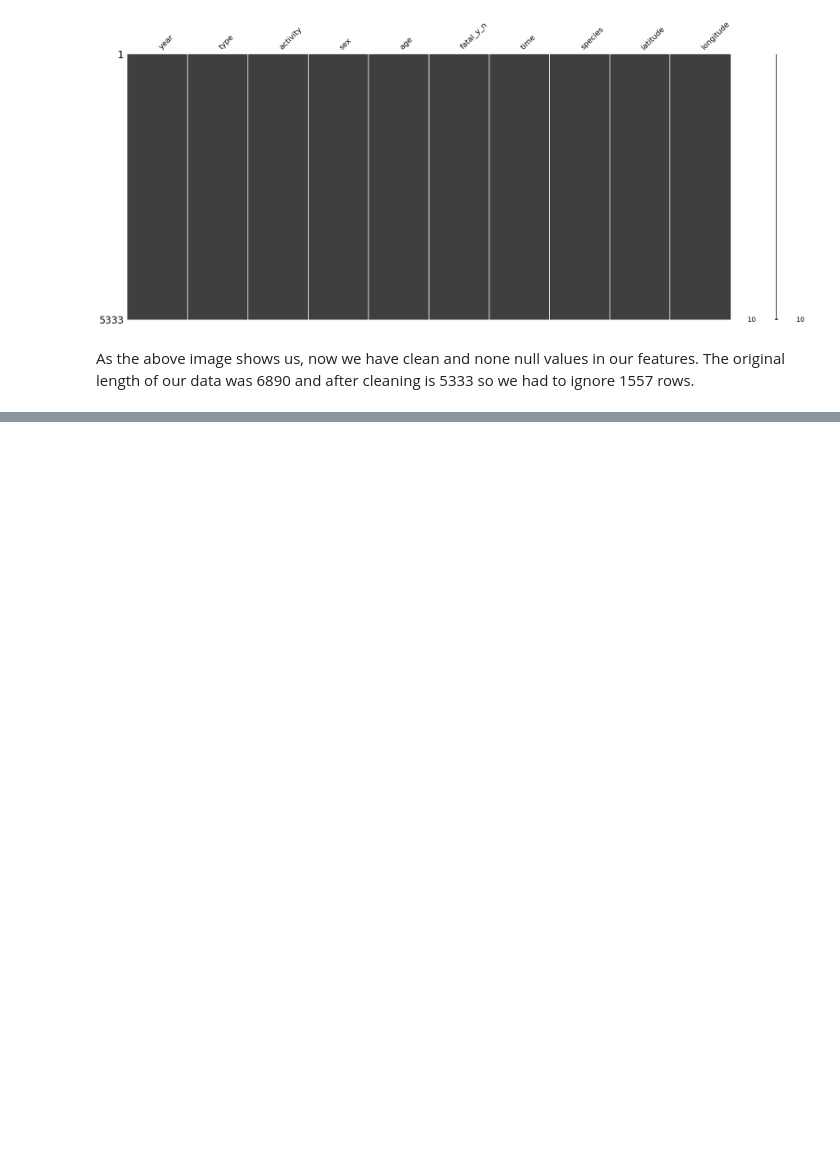
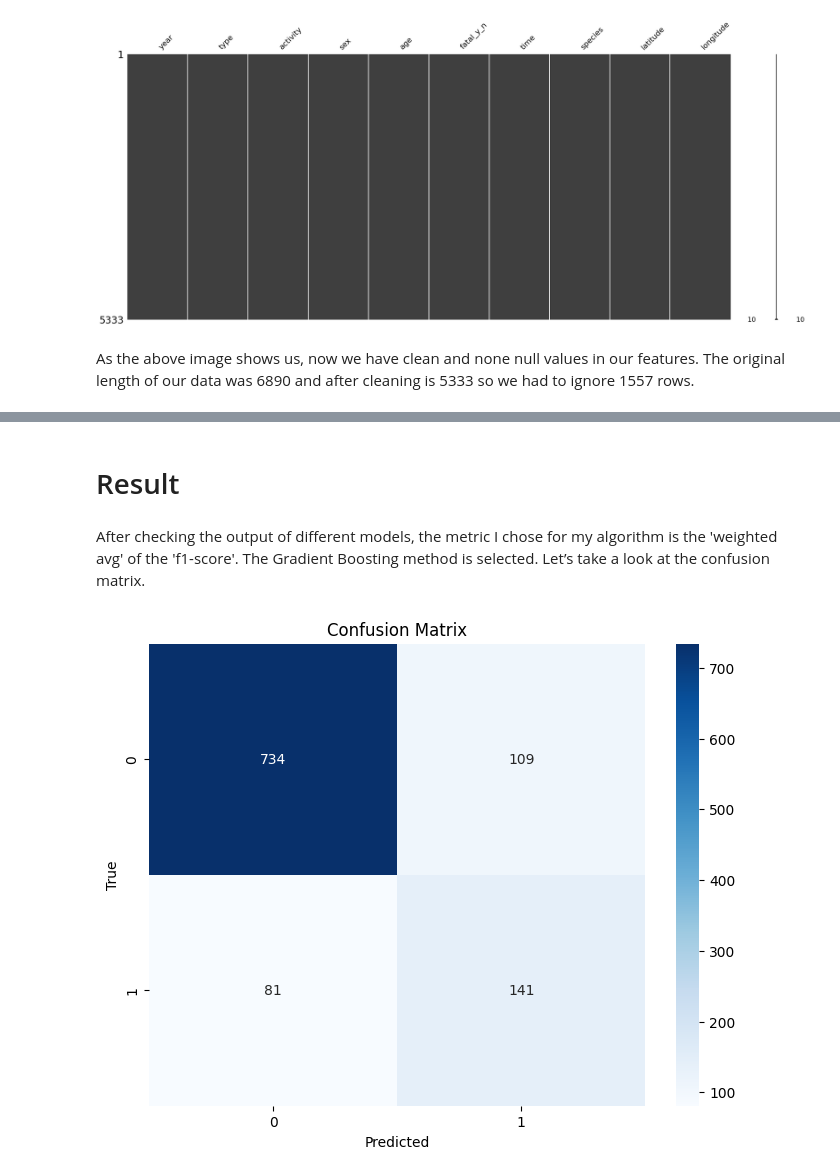
Before and after one commit to shayantabatabaee/shark-attacks-classification, a Jupyter notebook: shark-attacks-classification.ipynb, the cells around one changed output, grey strips where cells are left out. Drawn from its saved outputs; the diff is of its cells as text; code cells hidden in the pictures; blank space fills up the shorter version.

```diff
--- a/shark-attacks-classification.ipynb
+++ b/shark-attacks-classification.ipynb
@@ -360,0 +553,7 @@ data.to_csv('shark_attacks_clean.csv')
+# %%
+svm = sklearn.svm.SVC(C=1.0, class_weight='balanced')
+svm.fit(X_train, y_train)
+y_pred_svm = svm.predict(X_test)
+
+report = sklearn.metrics.classification_report(y_test, y_pred_svm)
+print("Classification Report:\n", report)
@@ -360,0 +572,10 @@ data.to_csv('shark_attacks_clean.csv')
+# %%
+different_ks = [1, 3, 5, 10, 15, 30, 50, 100]     # K=50 would be optimal value
+
+for k in different_ks:
+  knn = sklearn.neighbors.KNeighborsClassifier(n_neighbors=k)
+  knn.fit(X_train, y_train)
+  y_pred_knn = knn.predict(X_test)
+
+  report = sklearn.metrics.classification_report(y_test, y_pred_knn)
+  print(f"Classification Report for k={k}:\n", report)
@@ -360,0 +621,7 @@ data.to_csv('shark_attacks_clean.csv')
+# %%
+random_forest = sklearn.ensemble.RandomForestClassifier(n_estimators=30, random_state=42)
+random_forest.fit(X_train, y_train)
+y_pred_random_forest = random_forest.predict(X_test)
+
+report = sklearn.metrics.classification_report(y_test, y_pred_random_forest)
+print("Classification Report:\n", report)
@@ -360,0 +640,7 @@ data.to_csv('shark_attacks_clean.csv')
+# %%
+gradient_boosting = sklearn.ensemble.GradientBoostingClassifier(n_estimators=100, learning_rate=0.1, random_state=42)
+gradient_boosting.fit(X_train, y_train)
+y_pred_boosting = gradient_boosting.predict(X_test)
+
+report = sklearn.metrics.classification_report(y_test, y_pred_boosting)
+print("Classification Report:\n", report)
@@ -360,0 +660,14 @@ data.to_csv('shark_attacks_clean.csv')
+# %% [markdown]
+# Result
+# %% [markdown]
+After checking the output of different models, the metric I chose for my algorithm is the 'weighted avg' of the 'f1-score'. The Gradient Boosting method is selected. Let’s take a look at the confusion matrix.
+# %%
+cm = sklearn.metrics.confusion_matrix(y_test, y_pred_boosting)
+plt.figure(figsize=(8, 6))
+sns.heatmap(cm, annot=True, fmt='d', cmap='Blues', xticklabels=gradient_boosting.classes_, yticklabels=gradient_boosting.classes_)
+plt.xlabel('Predicted')
+plt.ylabel('True')
+plt.title('Confusion Matrix')
+plt.show()
+# %% [output]
+[figure, added]
```
Also changed, not shown: parts of 47 cells of this notebook, 2 other files.
